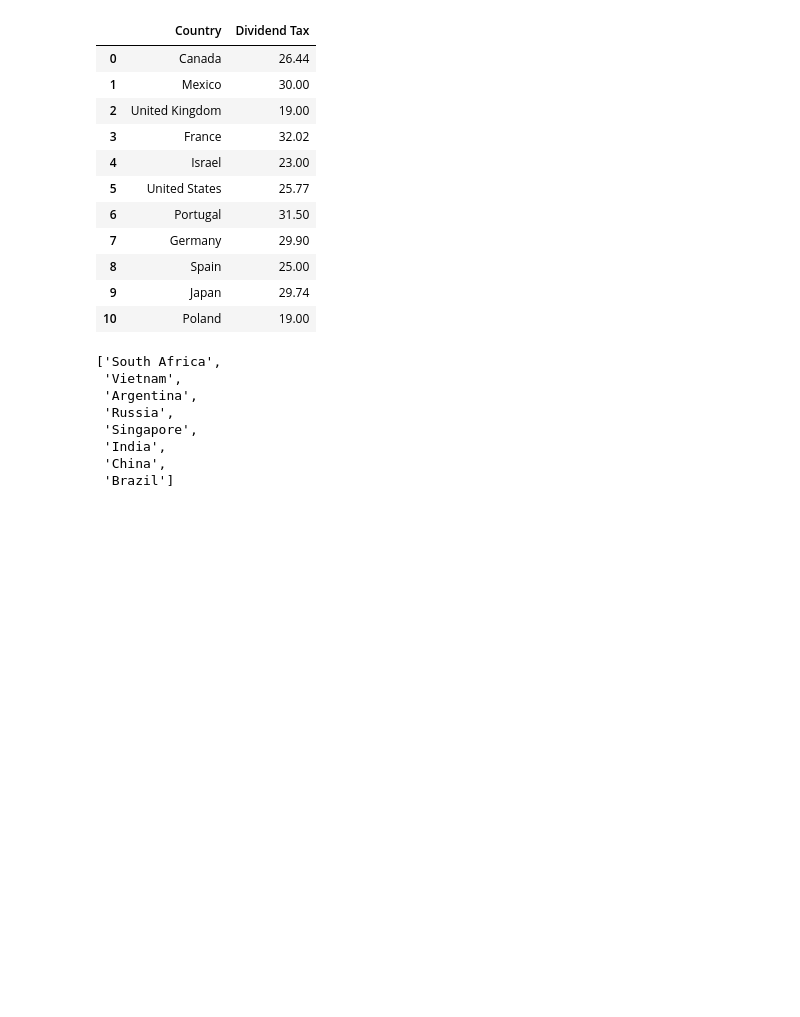
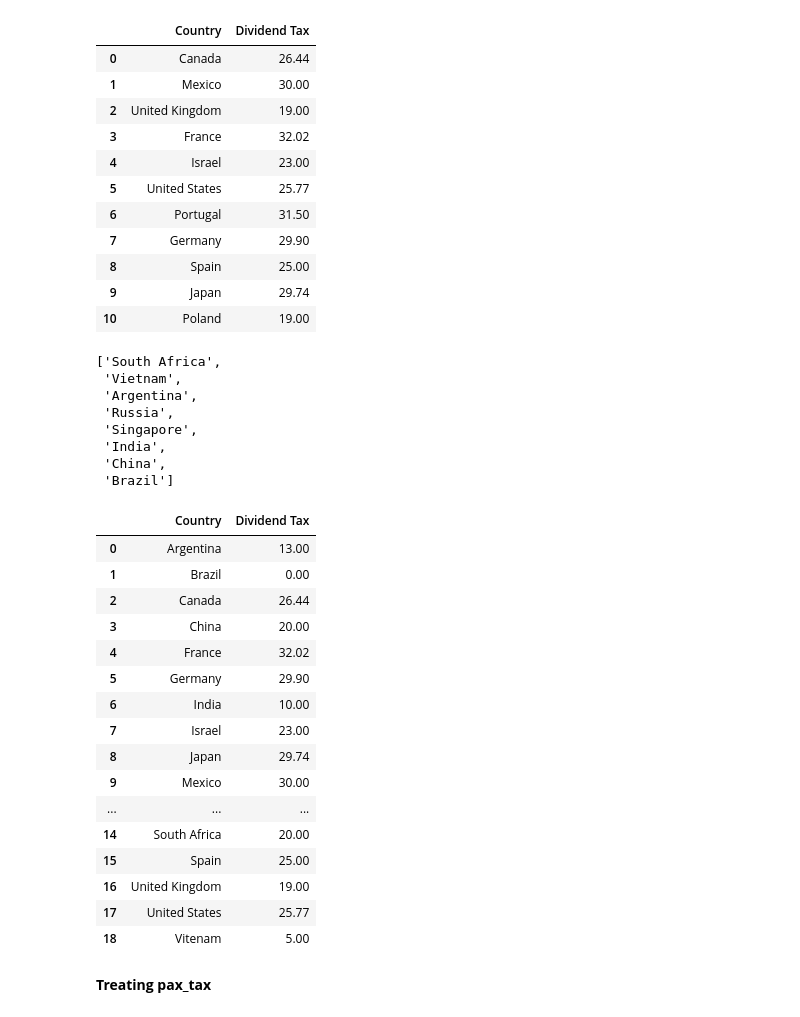
Before and after one commit to xizes2/Political-and-Macroeconomic-Data-Analysis, a Jupyter notebook: tax-systems-study/src-tax-systems/TAX SYSTEMS STUDY.ipynb, the cells around one changed output. Drawn from its saved outputs; the diff is of its cells as text; code cells hidden in the pictures; blank space fills up the shorter version.

```diff
--- a/tax-systems-study/src-tax-systems/TAX SYSTEMS STUDY.ipynb
+++ b/tax-systems-study/src-tax-systems/TAX SYSTEMS STUDY.ipynb
@@ -170,3 +191,37 @@ missing_countries
  'India',
  'China',
  'Brazil']
+# %%
+#Creating dict with the sources mentioned on the beggining.
+missing_countries = {'Country':['South Africa', 'Vitenam', 'Argentina', 'Russia', 'Singapore', 'India', 'China', 'Brazil'], 'Dividend Tax':[20,5,13,13,0,10,20,0]}
+# %%
+#Creating dataframe.
+missing_countries = pd.DataFrame(missing_countries)
+# %%
+#Concatenating the two df´s.
+divdnd_tax_final = pd.concat([divdnd_tax_final, missing_countries])
+# %%
+# Ordering df by country name and reseting index.
+divdnd_tax_final.sort_values('Country', inplace=True)
+divdnd_tax_final.reset_index(drop=True, inplace=True)
+divdnd_tax_final
+# %% [output]
+|  | Country | Dividend Tax |
+| 0 | Argentina | 13.00 |
+| 1 | Brazil | 0.00 |
+| 2 | Canada | 26.44 |
+| 3 | China | 20.00 |
+| 4 | France | 32.02 |
+| 5 | Germany | 29.90 |
+| 6 | India | 10.00 |
+| 7 | Israel | 23.00 |
+| 8 | Japan | 29.74 |
+| 9 | Mexico | 30.00 |
+| ... | ... | ... |
+| 14 | South Africa | 20.00 |
+| 15 | Spain | 25.00 |
+| 16 | United Kingdom | 19.00 |
+| 17 | United States | 25.77 |
+| 18 | Vitenam | 5.00 |
+# %% [markdown]
+**Treating pax_tax**
```
Also changed, not shown: parts of 7 cells of this notebook.
